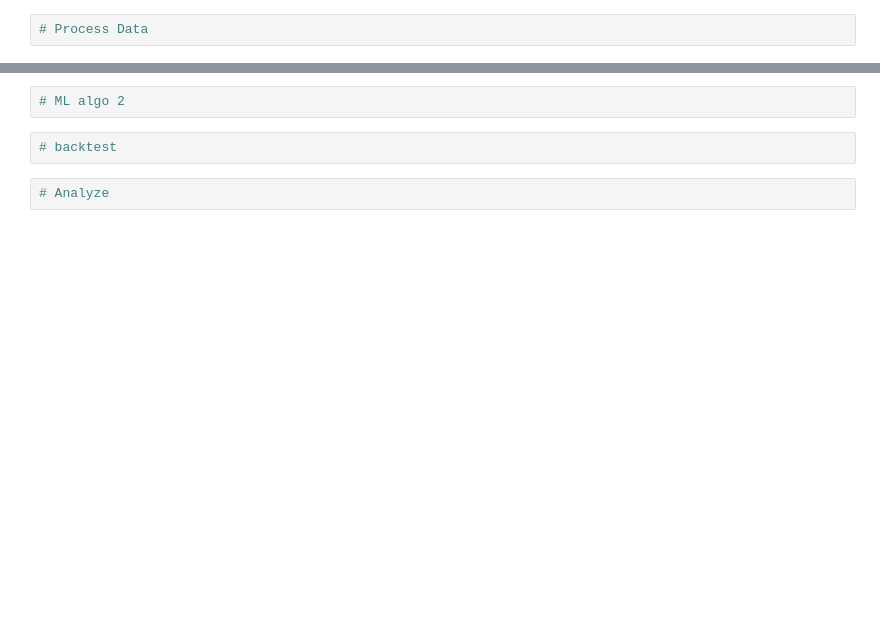
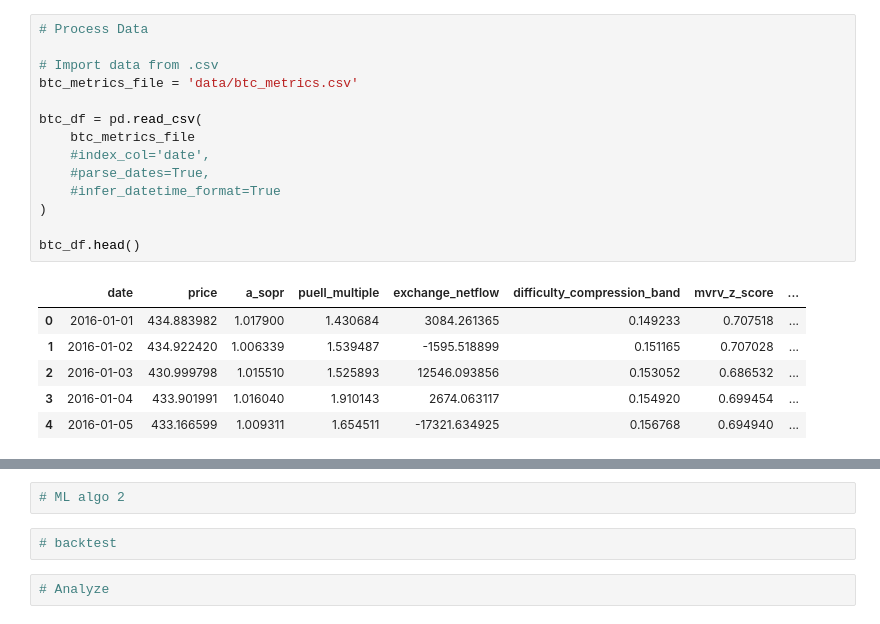
Before and after one commit to ZrowGz/bitcoin-predictor, a Jupyter notebook: trading_bot.ipynb, the cells around one changed output, grey strips where cells are left out. Cells and saved outputs as stored; diff of their text form; blank space fills up the shorter version.

Commit message:
begin data processing

```diff
--- a/trading_bot.ipynb
+++ b/trading_bot.ipynb
@@ -14,2 +21,21 @@ from tensorflow.keras.layers import Dense
 # %%
 # Process Data
+
+# Import data from .csv
+btc_metrics_file = 'data/btc_metrics.csv'
+
+btc_df = pd.read_csv(
+    btc_metrics_file
+    #index_col='date',
+    #parse_dates=True,
+    #infer_datetime_format=True
+)
+
+btc_df.head()
+# %% [output]
+|  | date | price | a_sopr | puell_multiple | exchange_netflow | difficulty_compression_band | mvrv_z_score | ... |
+| 0 | 2016-01-01 | 434.883982 | 1.017900 | 1.430684 | 3084.261365 | 0.149233 | 0.707518 | ... |
+| 1 | 2016-01-02 | 434.922420 | 1.006339 | 1.539487 | -1595.518899 | 0.151165 | 0.707028 | ... |
+| 2 | 2016-01-03 | 430.999798 | 1.015510 | 1.525893 | 12546.093856 | 0.153052 | 0.686532 | ... |
+| 3 | 2016-01-04 | 433.901991 | 1.016040 | 1.910143 | 2674.063117 | 0.154920 | 0.699454 | ... |
+| 4 | 2016-01-05 | 433.166599 | 1.009311 | 1.654511 | -17321.634925 | 0.156768 | 0.694940 | ... |
```
Also changed, not shown: parts of 3 cells of this notebook.
